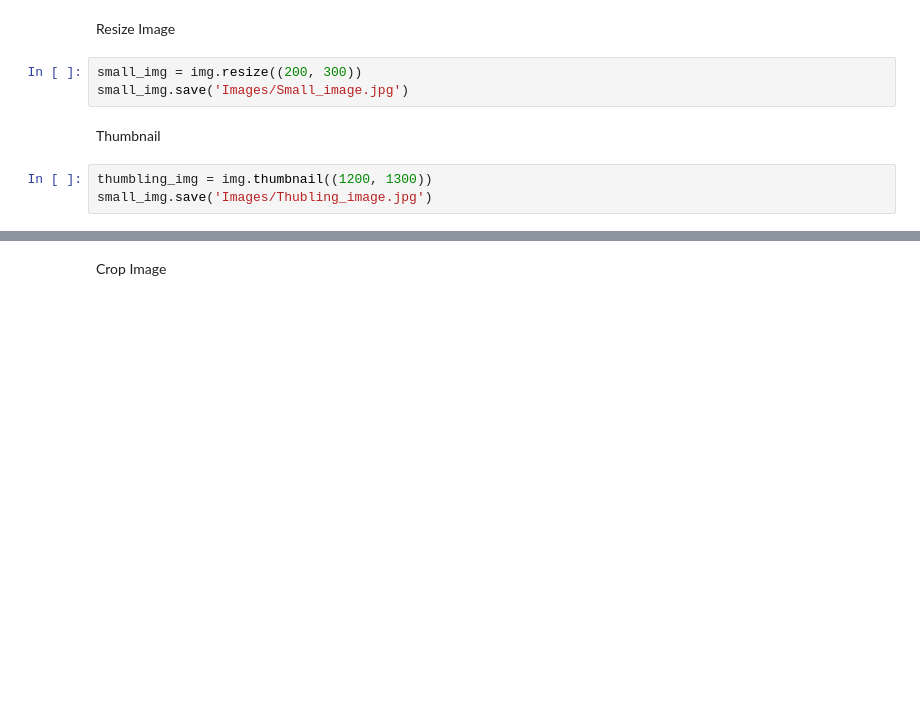
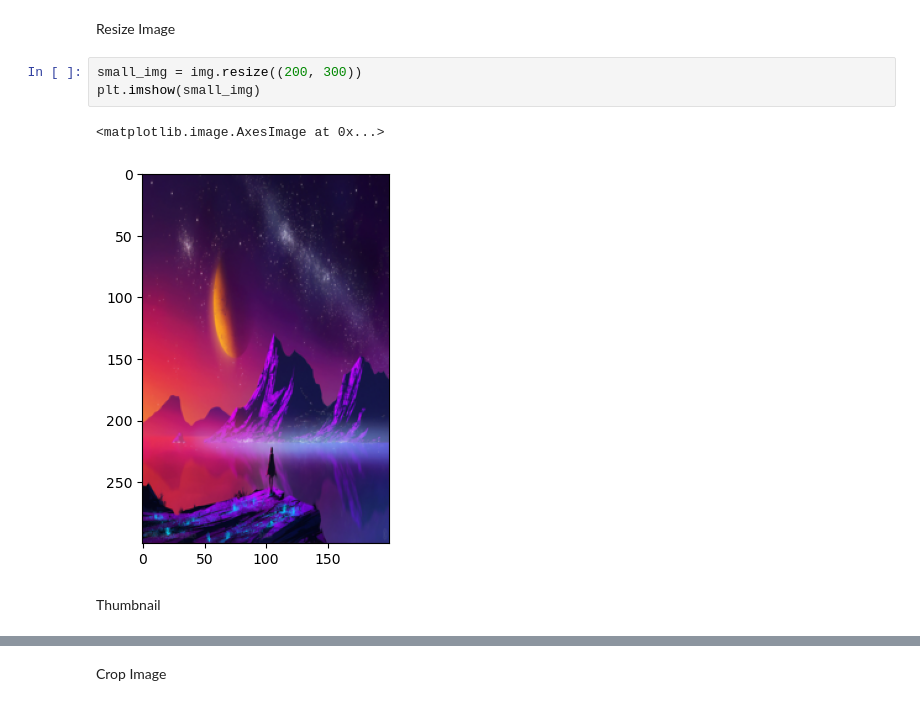
Before and after one commit to Ritik-mobcoder/open-cv, a Jupyter notebook: Image_Processing.ipynb, the cells around one changed output, grey strips where cells are left out. Drawn from its saved outputs; the diff is of its cells as text; blank space fills up the shorter version.

```diff
--- a/Image_Processing.ipynb
+++ b/Image_Processing.ipynb
@@ -10,9 +12,9 @@ img.size
 Resize Image
 # %%
 small_img = img.resize((200, 300))
-small_img.save('Images/Small_image.jpg')
+plt.imshow(small_img)
+# %% [output]
+<matplotlib.image.AxesImage at 0x...>
+[figure, added]
 # %% [markdown]
 Thumbnail
-# %%
-thumbling_img = img.thumbnail((1200, 1300))
-small_img.save('Images/Thubling_image.jpg')
```
Also changed, not shown: parts of 7 cells of this notebook, 15 other files.
